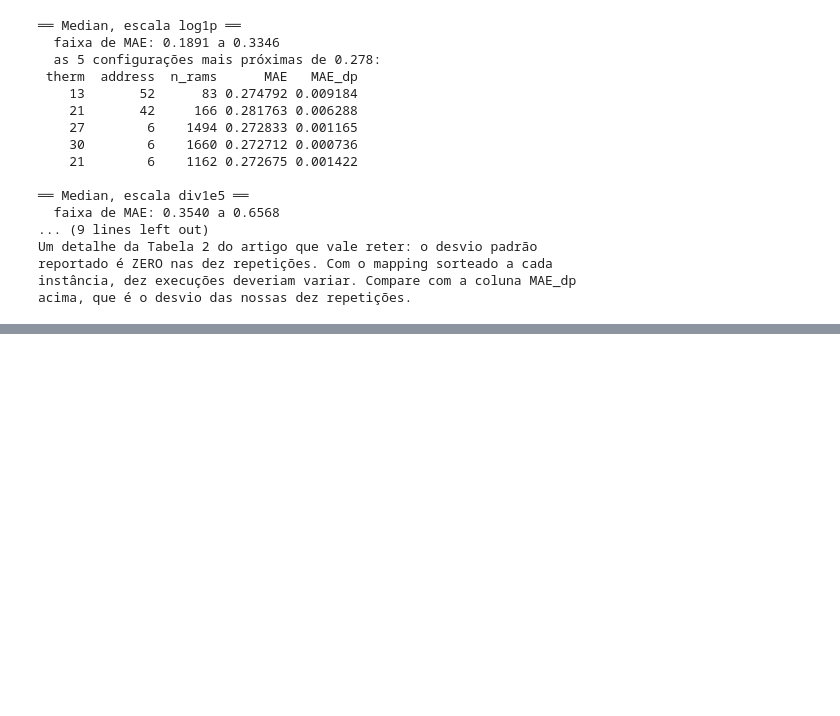
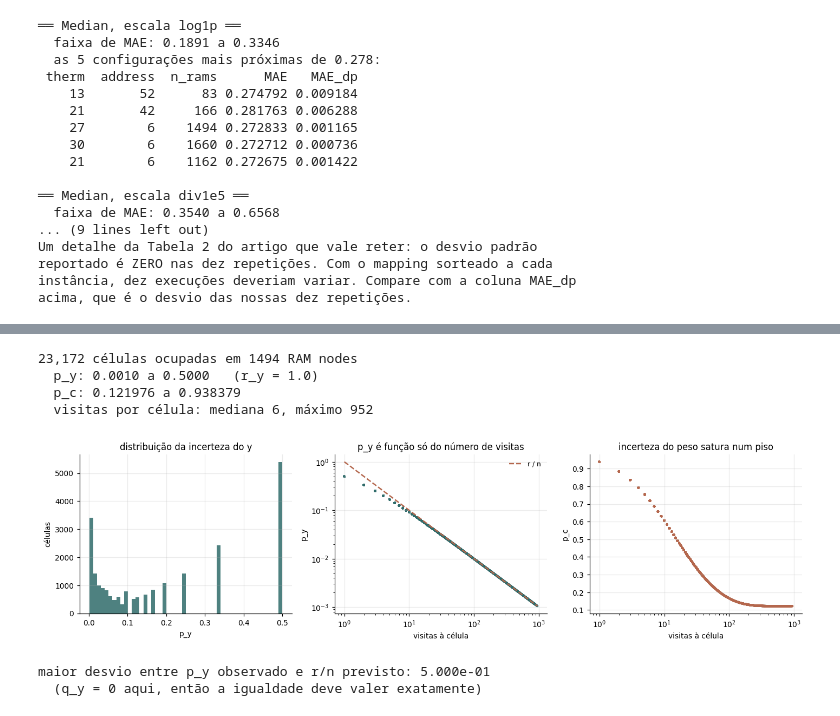
Before and after one commit to AstroNatasha/KalWeNN, a Jupyter notebook: RegressionKalWeNN/04_reproducao_tese.ipynb, the cells around one changed output, grey strips where cells are left out. Cells and saved outputs as stored; diff of their text form; code cells hidden in the pictures; blank space fills up the shorter version.

```diff
--- a/RegressionKalWeNN/04_reproducao_tese.ipynb
+++ b/RegressionKalWeNN/04_reproducao_tese.ipynb
@@ -575,0 +941,42 @@ acima, que é o desvio das nossas dez repetições.
+# %%
+est = modelo_tr.estados()
+# quantas visitas cada célula recebeu, para cruzar com p
+visitas = pd.Series(
+    [np.sum(addr_tr[:, r_] == a) for r_, a in zip(est.ram, est.address)])
+est["visitas"] = visitas.values
+
+print(f"{len(est):,} células ocupadas em {N_RAMS} RAM nodes")
+print(f"  p_y: {est.p_y.min():.4f} a {est.p_y.max():.4f}   (r_y = {modelo_tr.r_y})")
+print(f"  p_c: {est.p_c.min():.6f} a {est.p_c.max():.6f}")
+print(f"  visitas por célula: mediana {est.visitas.median():.0f}, máximo {est.visitas.max()}")
+
+fig, ax = plt.subplots(1, 3, figsize=(13, 3.6))
+
+ax[0].hist(est.p_y, bins=50, color=COR_KAL, alpha=.85)
+ax[0].set(xlabel="p_y", ylabel="células", title="distribuição da incerteza do y")
+
+ax[1].scatter(est.visitas, est.p_y, s=8, alpha=.35, color=COR_KAL, edgecolor="none")
+n = np.arange(1, est.visitas.max() + 1)
+ax[1].plot(n, modelo_tr.r_y / n, color=COR_REW, lw=1.6, ls="--", label="r / n")
+ax[1].set(xlabel="visitas à célula", ylabel="p_y", xscale="log", yscale="log",
+          title="p_y é função só do número de visitas")
+ax[1].legend(frameon=False, fontsize=8)
+
+ax[2].scatter(est.visitas, est.p_c, s=8, alpha=.35, color=COR_REW, edgecolor="none")
+ax[2].set(xlabel="visitas à célula", ylabel="p_c", xscale="log",
+          title="incerteza do peso satura num piso")
+plt.tight_layout(); plt.show()
+
+# verificação numérica da afirmação p = r/n
+prev = modelo_tr.r_y / est.visitas
+erro = np.abs(est.p_y - prev).max()
+print(f"\nmaior desvio entre p_y observado e r/n previsto: {erro:.3e}")
+print("  (q_y = 0 aqui, então a igualdade deve valer exatamente)")
+# %% [output]
+23,172 células ocupadas em 1494 RAM nodes
+  p_y: 0.0010 a 0.5000   (r_y = 1.0)
+  p_c: 0.121976 a 0.938379
+  visitas por célula: mediana 6, máximo 952
+[figure, added]
+maior desvio entre p_y observado e r/n previsto: 5.000e-01
+  (q_y = 0 aqui, então a igualdade deve valer exatamente)
```
Also changed, not shown: parts of 20 cells of this notebook, 1 other file.
